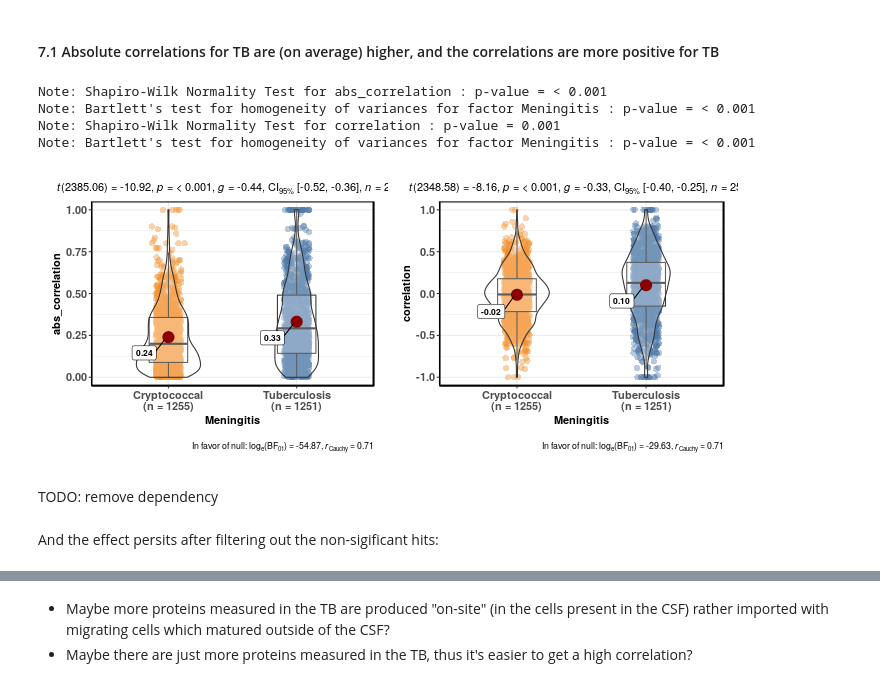
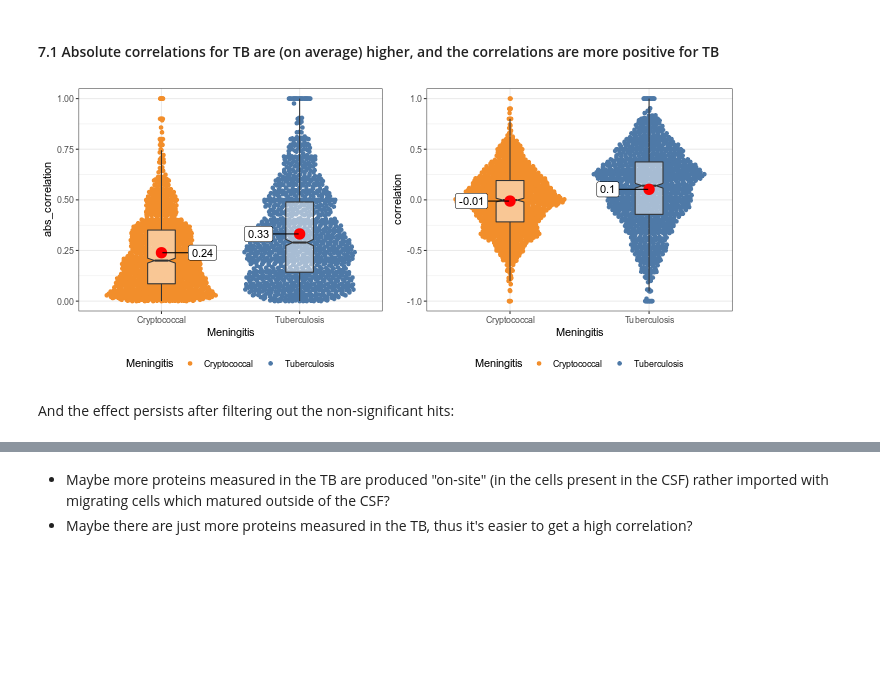
Before and after one commit to krassowski/meningitis-integration, a Jupyter notebook: analyses/integration/Correlations.ipynb, the cells around one changed output, grey strips where cells are left out. Saved outputs shown, nothing was run; the diff lists cells and outputs as text; code cells hidden in the pictures; blank space fills up the shorter version.

Commit message:
Update and re-run the correlations analysis (with reduced n)

```diff
--- a/analyses/integration/Correlations.ipynb
+++ b/analyses/integration/Correlations.ipynb
@@ -517,22 +550,34 @@ joint_correlations = pd.concat([
     correlations_tb.assign(Meningitis='Tuberculosis')
 ])
 joint_correlations = joint_correlations.assign(abs_correlation=joint_correlations.correlation.abs())
+# %%
+%%R
+library(ggrepel)
+set.seed(0)
+
+ggbetweenstats = function(data, x, y) {
+    (
+        ggplot(data, aes_string(x=x, y=y))
+        + ggbeeswarm::geom_quasirandom(aes_string(color=x))
+        + geom_boxplot(width=0.2, notch=TRUE, alpha=0.5, outlier.shape=NA)
+        + stat_summary(fun.data='mean_cl_boot', colour='red', size=1)
+        + stat_summary(
+            aes(label=round(..y.., 2)), fun.y='mean', geom='label_repel',
+            direction='x', min.segment.length=0, box.padding=2
+        )
+        + nice_theme
+    )
+}
 # %%
 %%R -i joint_correlations -w 700 -h 300
 cowplot::plot_grid(
-    ggstatsplot::ggbetweenstats(data=joint_correlations, x='Meningitis', y='abs_correlation') + color_meningitis,
-    ggstatsplot::ggbetweenstats(data=joint_correlations, x='Meningitis', y='correlation') + color_meningitis
+    ggbetweenstats(data=joint_correlations, x='Meningitis', y='abs_correlation') + color_meningitis,
+    ggbetweenstats(data=joint_correlations, x='Meningitis', y='correlation') + color_meningitis
 )
 # %% [output]
-Note: Shapiro-Wilk Normality Test for abs_correlation : p-value = < 0.001
-Note: Bartlett's test for homogeneity of variances for factor Meningitis : p-value = < 0.001
-Note: Shapiro-Wilk Normality Test for correlation : p-value = 0.001
-Note: Bartlett's test for homogeneity of variances for factor Meningitis : p-value = < 0.001
-[figure, old version]
+[figure, new version]
-# %% [markdown]
-TODO: remove dependency
 # %% [markdown]
-And the effect persits after filtering out the non-sigificant hits:
+And the effect persists after filtering out the non-significant hits:
 # %%
 joint_correlations_without_noise = joint_correlations.query('pvalue < 0.1')
 joint_correlations_without_noise.groupby('Meningitis').mean()[['correlation', 'abs_correlation']]
```
Also changed, not shown: parts of 59 cells of this notebook.
